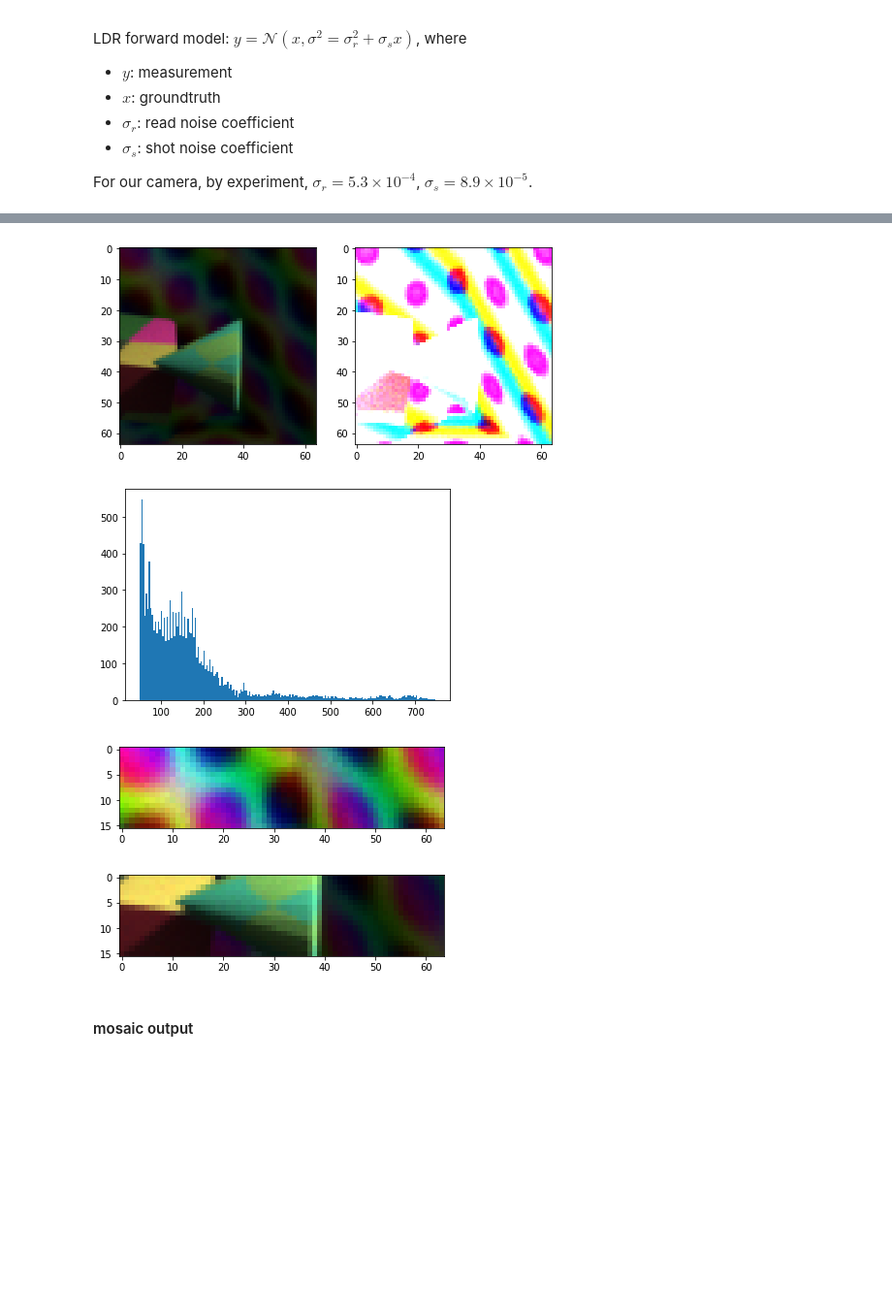
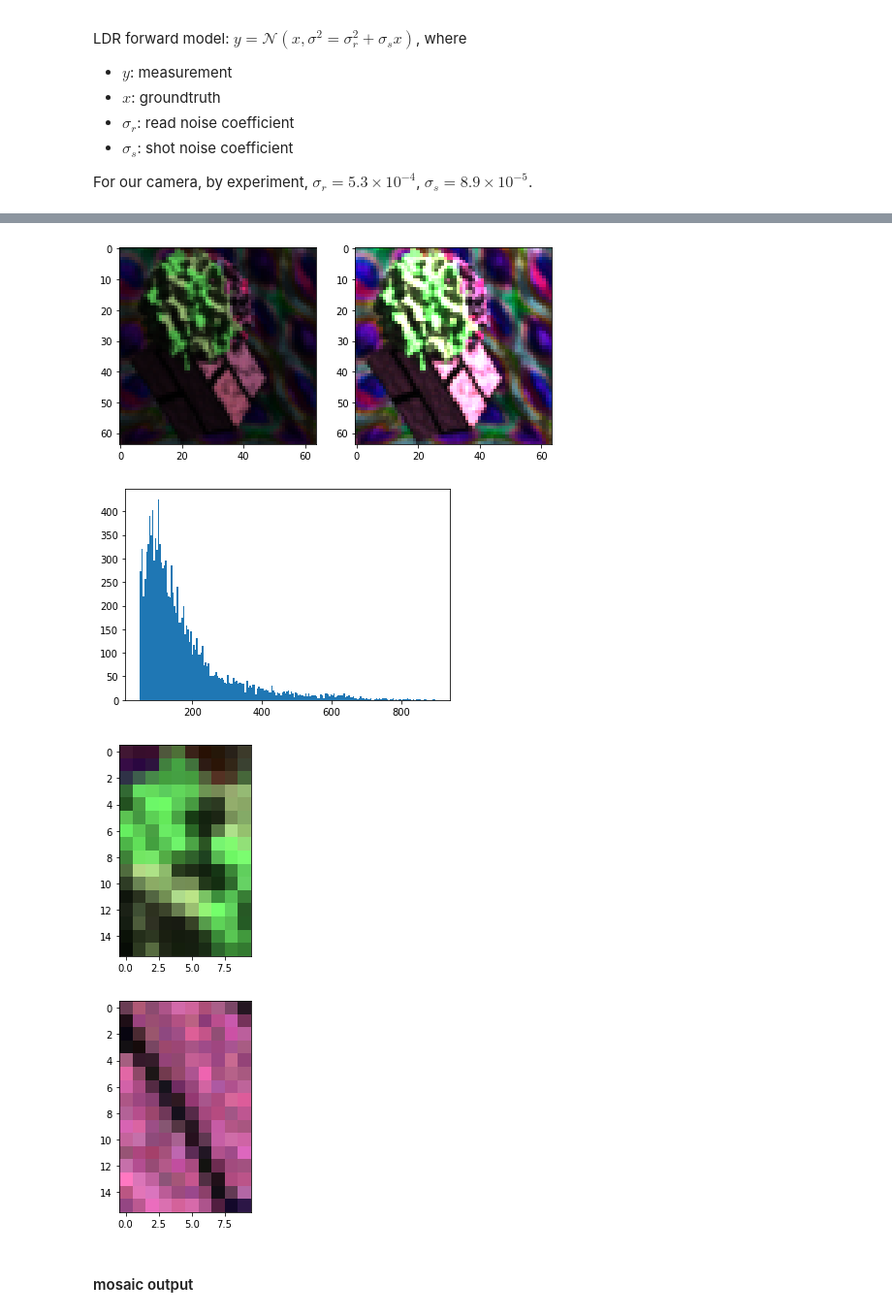
Before and after one commit to djbradyAtOpticalSciencesArizona/multiframeEstimation, a Jupyter notebook: blender_passes.ipynb, the cells around one changed output, grey strips where cells are left out. Shown at 97% size. Cells and saved outputs as stored; diff of their text form; code cells hidden in the pictures; blank space fills up the shorter version.

```diff
--- a/blender_passes.ipynb
+++ b/blender_passes.ipynb
@@ -261,7 +252,7 @@ $y = \mathcal{N}(x, \sigma^2 = \sigma_r^2 + \sigma_s x)$, where
 
 For our camera, by experiment, $\sigma_r = 5.3 \times 10^{-4}$, $\sigma_s = 8.9 \times 10^{-5}$.
 # %%
-img = cv2.imread("Image/Image0100.exr",cv2.IMREAD_ANYCOLOR | cv2.IMREAD_ANYDEPTH)[:, :, ::-1]
+img = cv2.imread("Image/Image0012.exr",cv2.IMREAD_ANYCOLOR | cv2.IMREAD_ANYDEPTH)[:, :, ::-1]
 # %%
 sigma_r = 5.3e-3
 sigma_s = 8.9e-4
@@ -319,21 +310,21 @@ sensor_noisy, sensor_noisy_float, bayer_noisy, bayer_noisy_float = cam.develop(i
 # %%
 fig, ax = plt.subplots(1,2, figsize = (8, 8))
 ax[0].imshow(sensor_noisy_float)
-ax[1].imshow(np.clip(sensor_noisy_float * 30, 0, 1))
+ax[1].imshow(np.clip(sensor_noisy_float * 3, 0, 1))
 plt.show()
 plt.hist(sensor_noisy.flatten(), bins=200)
 plt.show()
 # %% [output]
-[figure, old version]
+[figure, new version]
-[figure, old version]
+[figure, new version]
 # %%
-plt.imshow(sensor_noisy_float[:16]/sensor_noisy_float[:16].max())
+plt.imshow(sensor_noisy_float[0:16, 15:25]/sensor_noisy_float[:16, 15:25].max())
 plt.show()
-plt.imshow(sensor_noisy_float[-32:-16]/sensor_noisy_float[-32:-16].max())
+plt.imshow(sensor_noisy_float[45:61, 20:30]/sensor_noisy_float[45:61, 20:30].max())
 plt.show()
 # %% [output]
-[figure, old version]
+[figure, new version]
-[figure, old version]
+[figure, new version]
 # %% [markdown]
 #### mosaic output
 # %%
```
Also changed, not shown: parts of 12 cells of this notebook.
